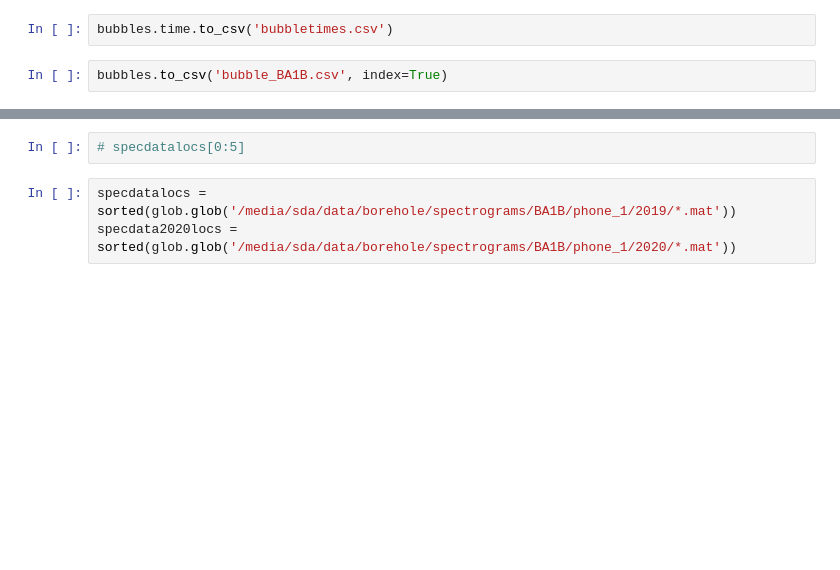
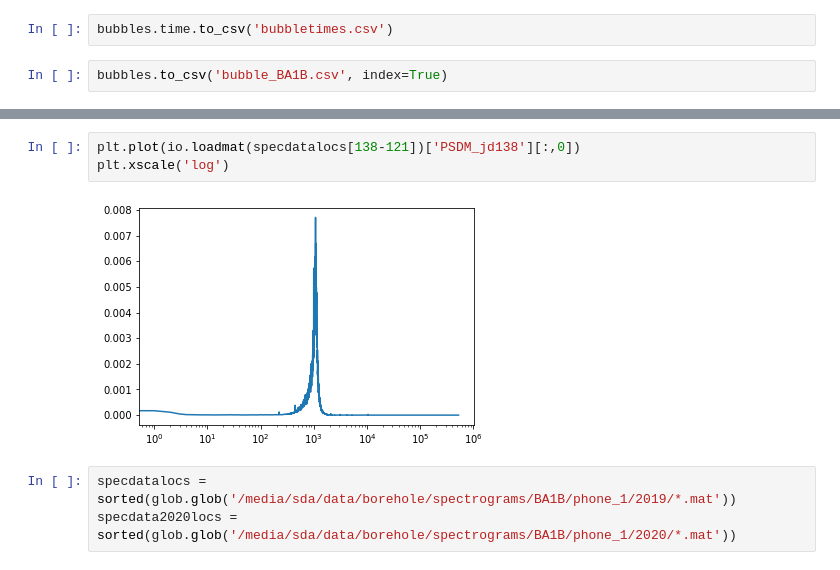
Before and after one commit to SerpRateAI/boreholeAcoustics, a Jupyter notebook: spectrobubbles.ipynb, the cells around one changed output, grey strips where cells are left out. Saved outputs shown, nothing was run; the diff lists cells and outputs as text; blank space fills up the shorter version.

```diff
--- a/spectrobubbles.ipynb
+++ b/spectrobubbles.ipynb
@@ -32,5 +85,8 @@ bubbles.to_csv('bubble_BA1B.csv', index=True)
 # %%
-# specdatalocs[0:5]
+plt.plot(io.loadmat(specdatalocs[138-121])['PSDM_jd138'][:,0])
+plt.xscale('log')
+# %% [output]
+[figure, added]
 # %%
 specdatalocs = sorted(glob.glob('/media/sda/data/borehole/spectrograms/BA1B/phone_1/2019/*.mat'))
 specdata2020locs = sorted(glob.glob('/media/sda/data/borehole/spectrograms/BA1B/phone_1/2020/*.mat'))
```
Also changed, not shown: parts of 8 cells of this notebook, 12 other files.
